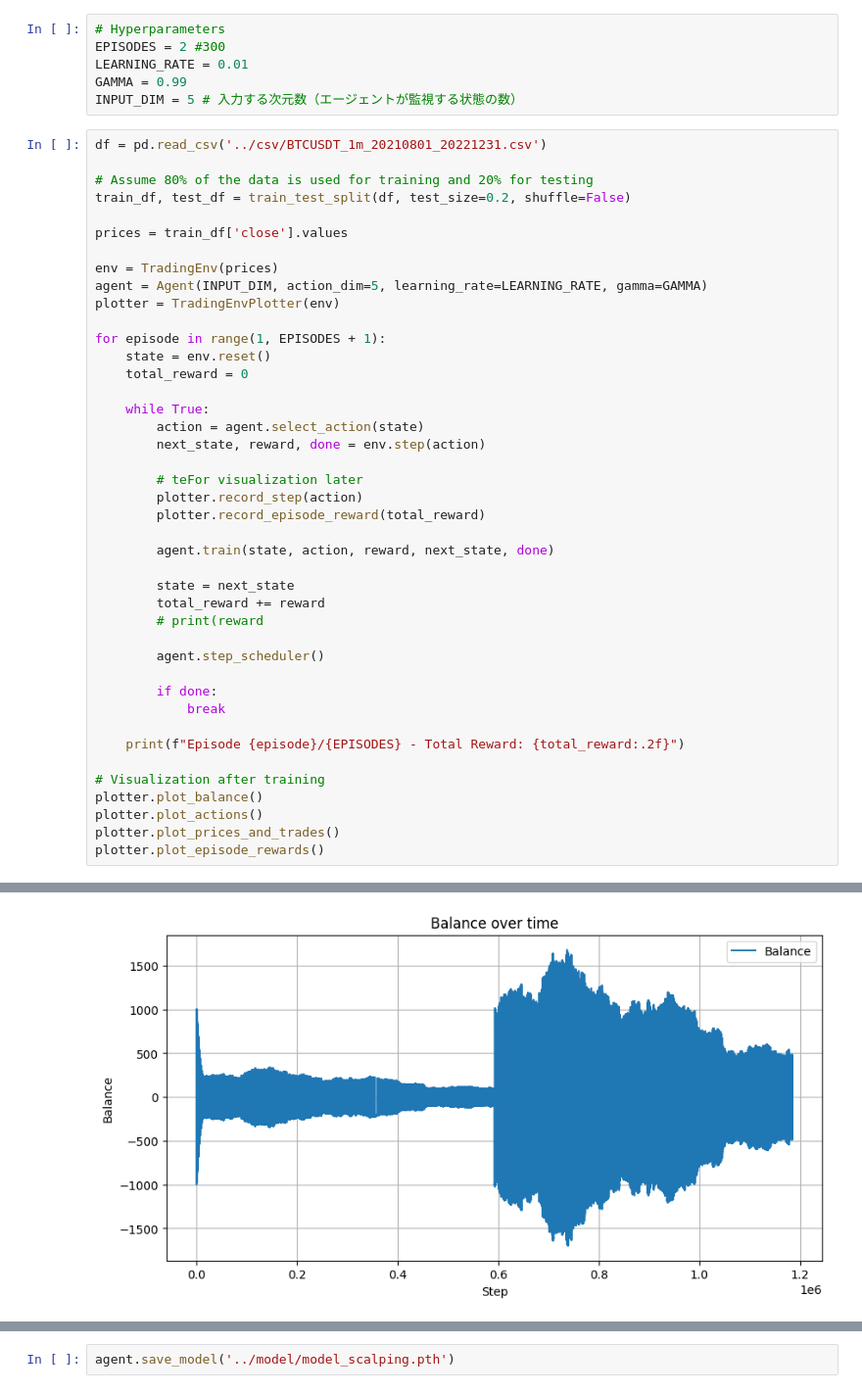
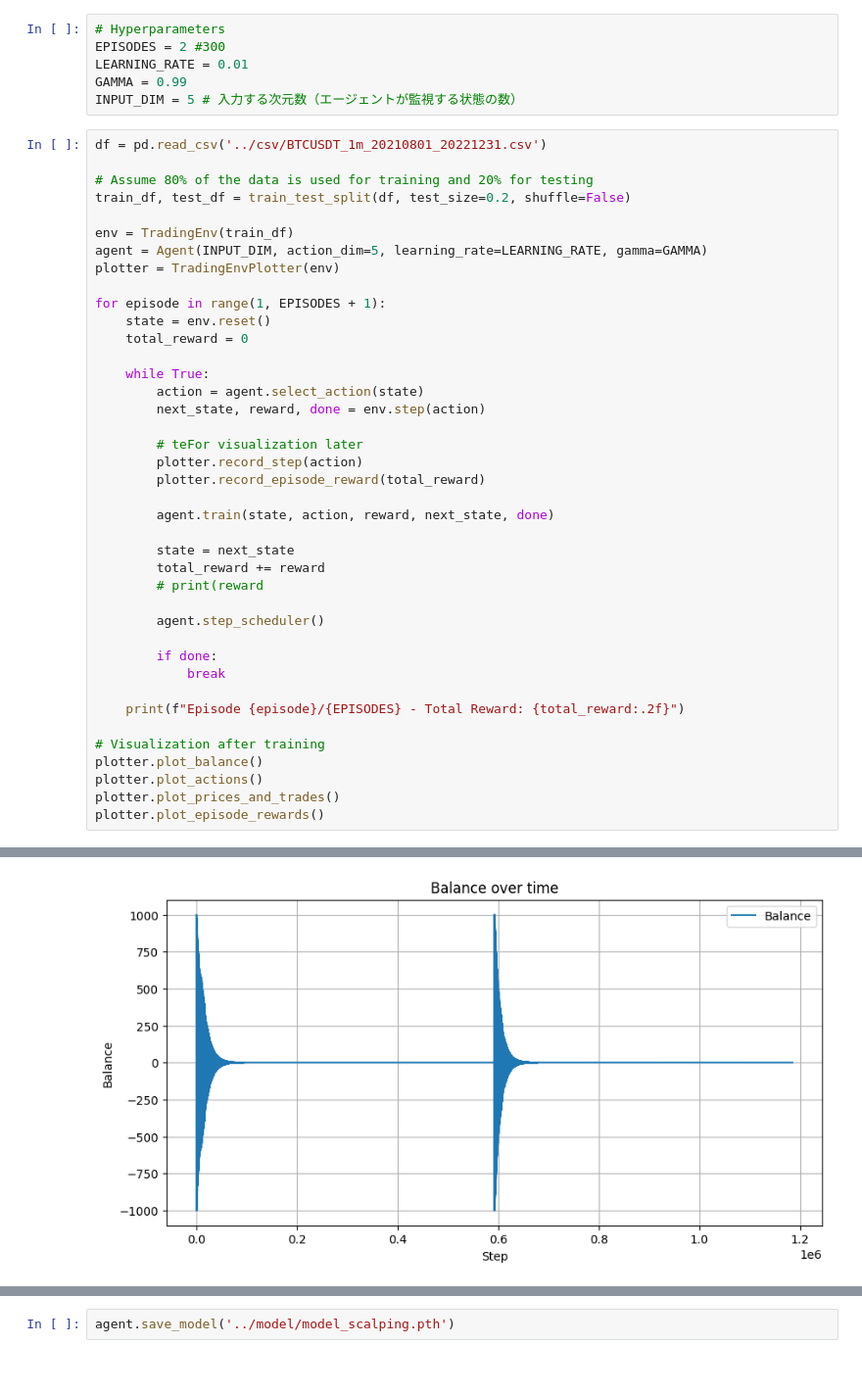
Before and after one commit to pixcelo/ml-scalping-agent, a Jupyter notebook: train/train_main.ipynb, the cells around one changed output, grey strips where cells are left out. Shown at 98% size. Cells and saved outputs as stored; diff of their text form.

```diff
--- a/train/train_main.ipynb
+++ b/train/train_main.ipynb
@@ -17,9 +17,7 @@ df = pd.read_csv('../csv/BTCUSDT_1m_20210801_20221231.csv')
 # Assume 80% of the data is used for training and 20% for testing
 train_df, test_df = train_test_split(df, test_size=0.2, shuffle=False)
 
-prices = train_df['close'].values
-
-env = TradingEnv(prices)
+env = TradingEnv(train_df)
 agent = Agent(INPUT_DIM, action_dim=5, learning_rate=LEARNING_RATE, gamma=GAMMA)
 plotter = TradingEnvPlotter(env)
 
@@ -59 +57 @@ Episode 2/2 - Total Reward: 42529.22
-[figure, old version]
+[figure, new version]
```
Also changed, not shown: parts of 2 cells of this notebook, 1 other file.
